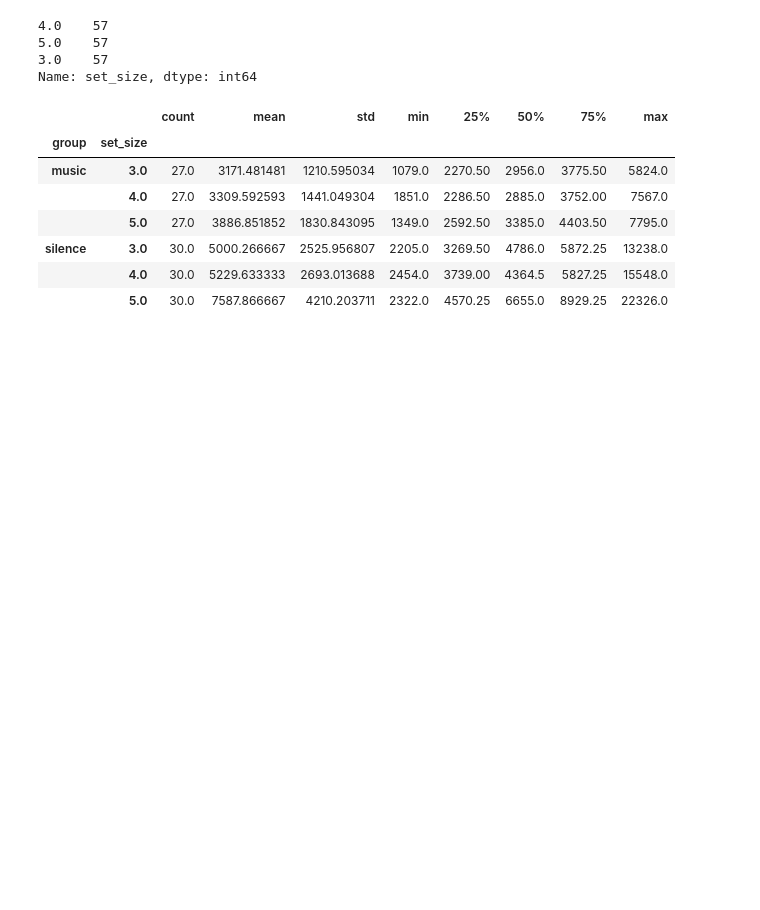
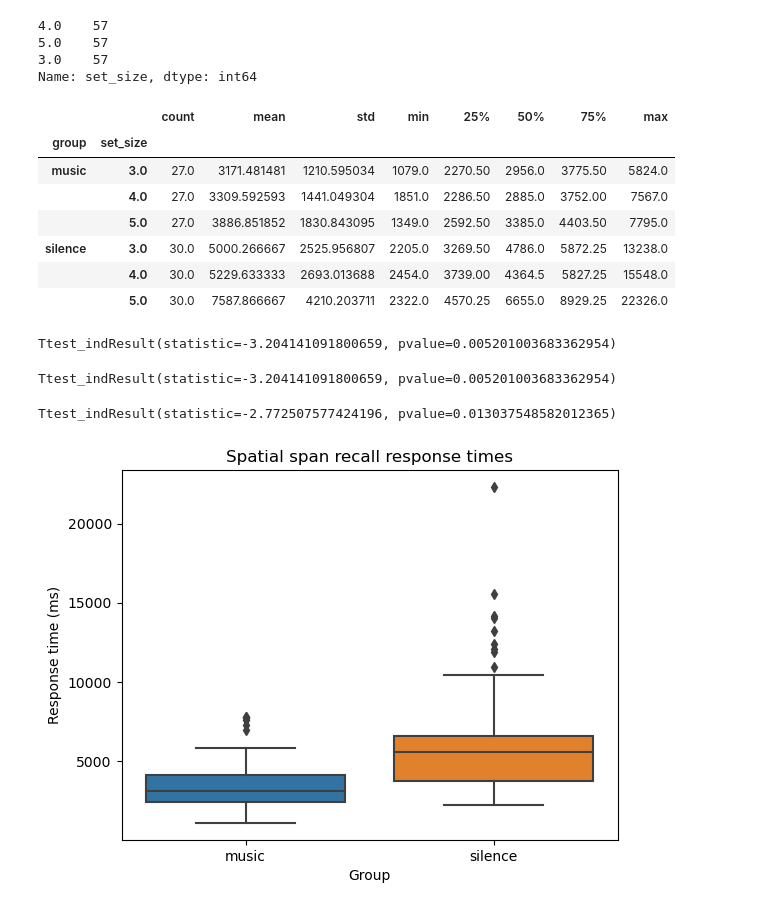
Before and after one commit to Sejmou/urm-pr-experiment, a Jupyter notebook: data_analysis/data_analysis.ipynb, the cells around one changed output. Drawn from its saved outputs; the diff is of its cells as text; code cells hidden in the pictures; blank space fills up the shorter version.

Commit message:
finish data analysis

```diff
--- a/data_analysis/data_analysis.ipynb
+++ b/data_analysis/data_analysis.ipynb
@@ -1159,3 +1214,23 @@ spatial_recall_results.groupby(["group", "set_size"]).rt.describe()
 | silence | 3.0 | 30.0 | 5000.266667 | 2525.956807 | 2205.0 | 3269.50 | 4786.0 | 5872.25 | 13238.0 |
 |  | 4.0 | 30.0 | 5229.633333 | 2693.013688 | 2454.0 | 3739.00 | 4364.5 | 5827.25 | 15548.0 |
 |  | 5.0 | 30.0 | 7587.866667 | 4210.203711 | 2322.0 | 4570.25 | 6655.0 | 8929.25 | 22326.0 |
+# %%
+response_time_t_test(spatial_recall_results)
+# %% [output]
+Ttest_indResult(statistic=-3.204141091800659, pvalue=0.005201003683362954)
+# %%
+response_time_t_test(remove_outliers(spatial_recall_results, alpha=0.01))
+# %% [output]
+Ttest_indResult(statistic=-3.204141091800659, pvalue=0.005201003683362954)
+# %%
+response_time_t_test(remove_outliers(spatial_recall_results, alpha=0.05))
+# %% [output]
+Ttest_indResult(statistic=-2.772507577424196, pvalue=0.013037548582012365)
+# %%
+sns.boxplot(data=remove_outliers(spatial_recall_results, alpha=0.01), x="group", y="rt")
+plt.title("Spatial span recall response times")
+plt.xlabel("Group")
+plt.ylabel("Response time (ms)")
+plt.show()
+# %% [output]
+[figure, added]
```
Also changed, not shown: parts of 18 cells of this notebook.
